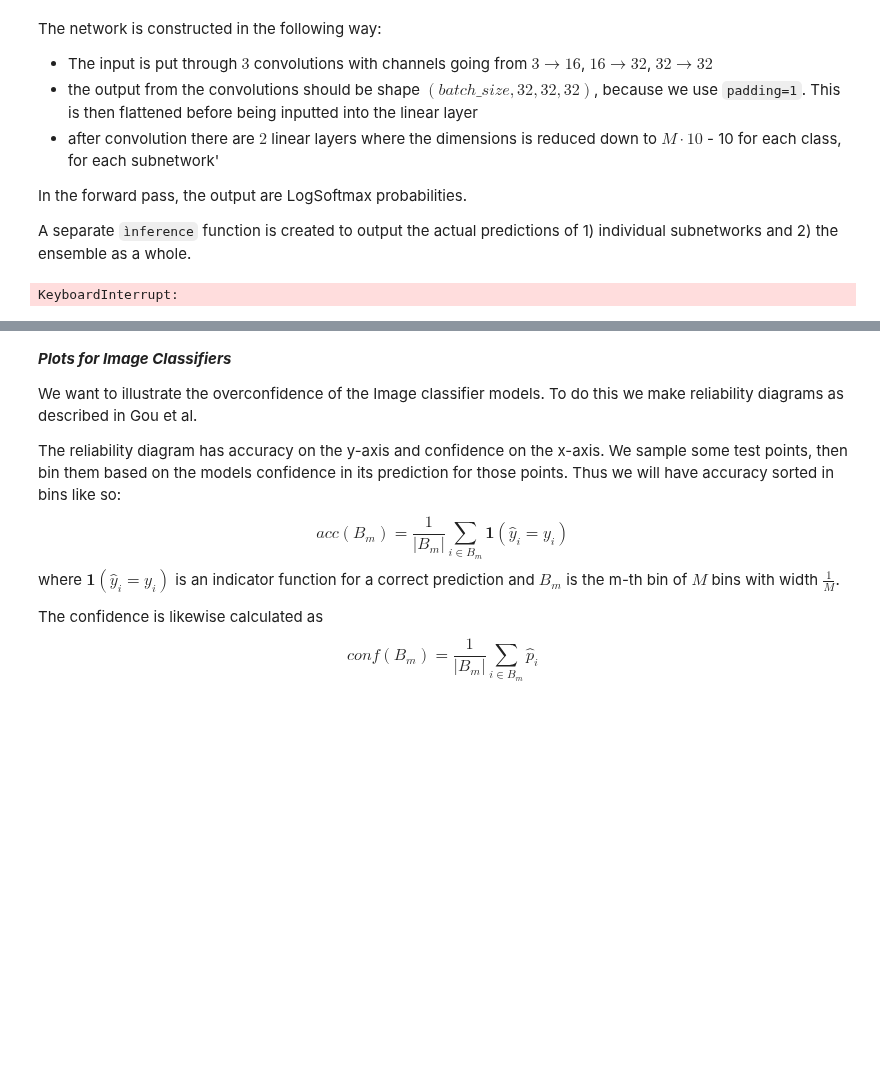
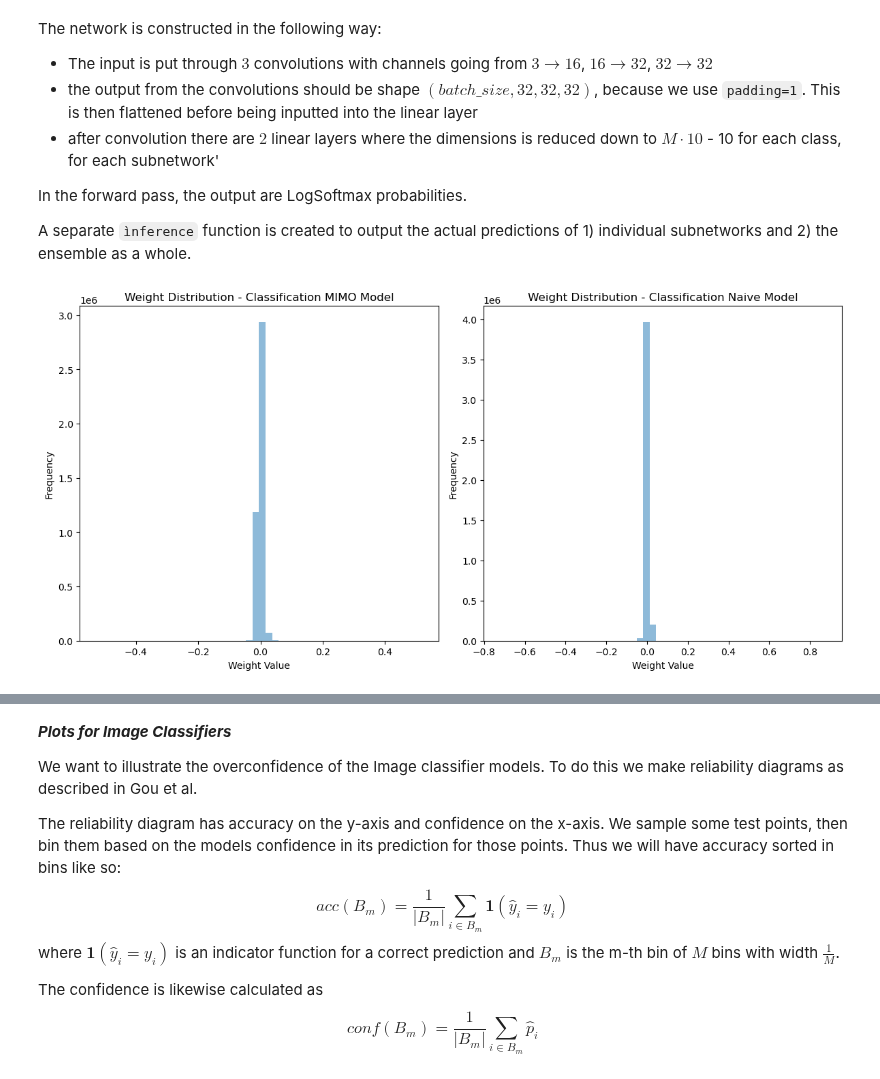
Before and after one commit to Malthe57/MastersThesis, a Jupyter notebook: notebooks/MIMOprototype.ipynb, the cells around one changed output, grey strips where cells are left out. Saved outputs shown, nothing was run; the diff lists cells and outputs as text; code cells hidden in the pictures; blank space fills up the shorter version.

```diff
--- a/notebooks/MIMOprototype.ipynb
+++ b/notebooks/MIMOprototype.ipynb
@@ -791,6 +800,33 @@ C_Naive_model = C_Naive_model.to(device)
 optimizer = torch.optim.SGD(C_MIMO_model.parameters(), lr=1e-3, weight_decay=3e-4)
 Naive_optimizer = torch.optim.SGD(C_Naive_model.parameters(), lr=1e-3, weight_decay=3e-4)
 loss_fn = nn.NLLLoss(reduction='mean')
+# %%
+# weight distribution
+
+weights_mimo = []
+for param in C_MIMO_model.parameters():
+    weights_mimo.extend(param.flatten().cpu().detach().numpy())
+
+weights_naive = []
+for param in C_Naive_model.parameters():
+    weights_naive.extend(param.flatten().cpu().detach().numpy())
+
+fig, (ax1, ax2) = plt.subplots(1, 2, figsize=(12, 6))
+
+ax1.hist(weights_mimo, bins=50, alpha=0.5, label='MIMO_model')
+ax1.set_xlabel('Weight Value')
+ax1.set_ylabel('Frequency')
+ax1.set_title('Weight Distribution - Classification MIMO Model')
+
+ax2.hist(weights_naive, bins=50, alpha=0.5, label='naive_model')
+ax2.set_xlabel('Weight Value')
+ax2.set_ylabel('Frequency')
+ax2.set_title('Weight Distribution - Classification Naive Model')
+
+plt.tight_layout()
+plt.show()
+# %% [output]
+[figure, added]
 # %%
 def train_classification(model, optimizer, trainloader, valloader, epochs=500, model_name='MIMO', val_every_n_epochs=10, checkpoint_every_n_epochs=20, loss_fn = nn.NLLLoss(reduction='mean'), device='cpu'):
     losses = []
@@ -850,9 +886,7 @@ def train_classification(model, optimizer, trainloader, valloader, epochs=500, m
 
     return losses, val_losses, val_checkpoint_list
 # %%
-losses, val_losses, val_checkpoint_list = train_classification(C_MIMO_model, optimizer, C_trainloader, C_valloader, epochs=250, model_name='C_MIMO', val_every_n_epochs=2, checkpoint_every_n_epochs=20, loss_fn = loss_fn, device=device)
+losses, val_losses, val_checkpoint_list = train_classification(C_MIMO_model, optimizer, C_trainloader, C_valloader, epochs=30, model_name='C_MIMO', val_every_n_epochs=2, checkpoint_every_n_epochs=20, loss_fn = loss_fn, device=device)
-# %% [output]
-KeyboardInterrupt:
 # %%
 plot_loss(losses, val_losses)
 # %% [output]
```
Also changed, not shown: parts of 20 cells of this notebook, 8 other files.
